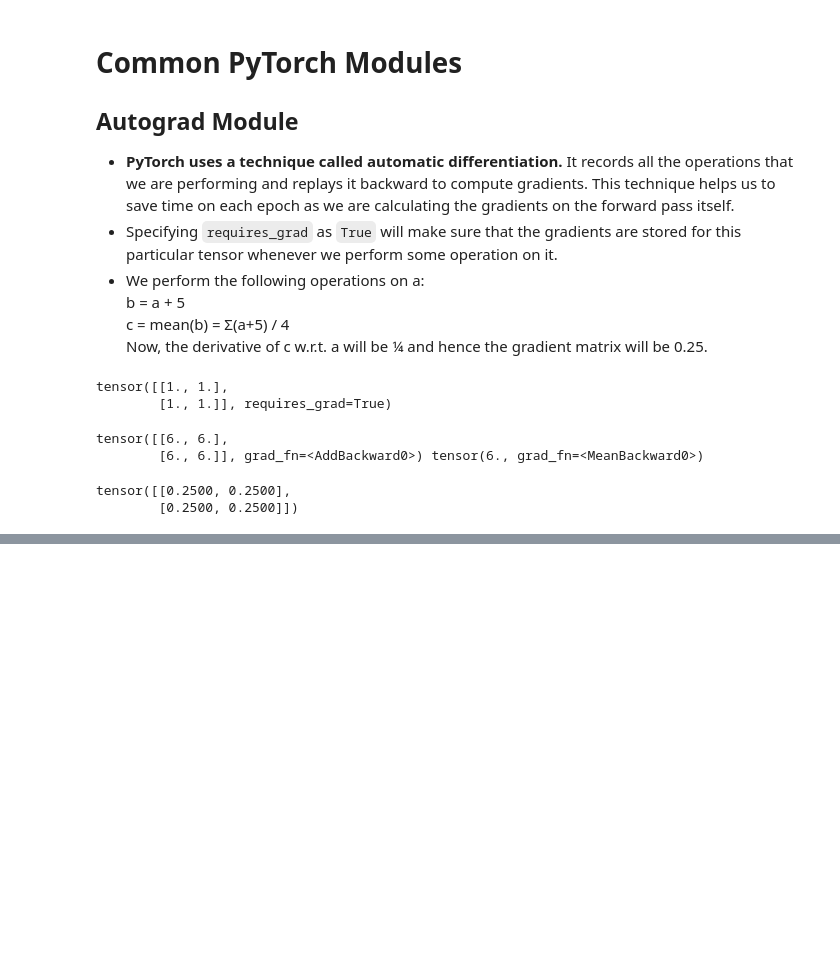
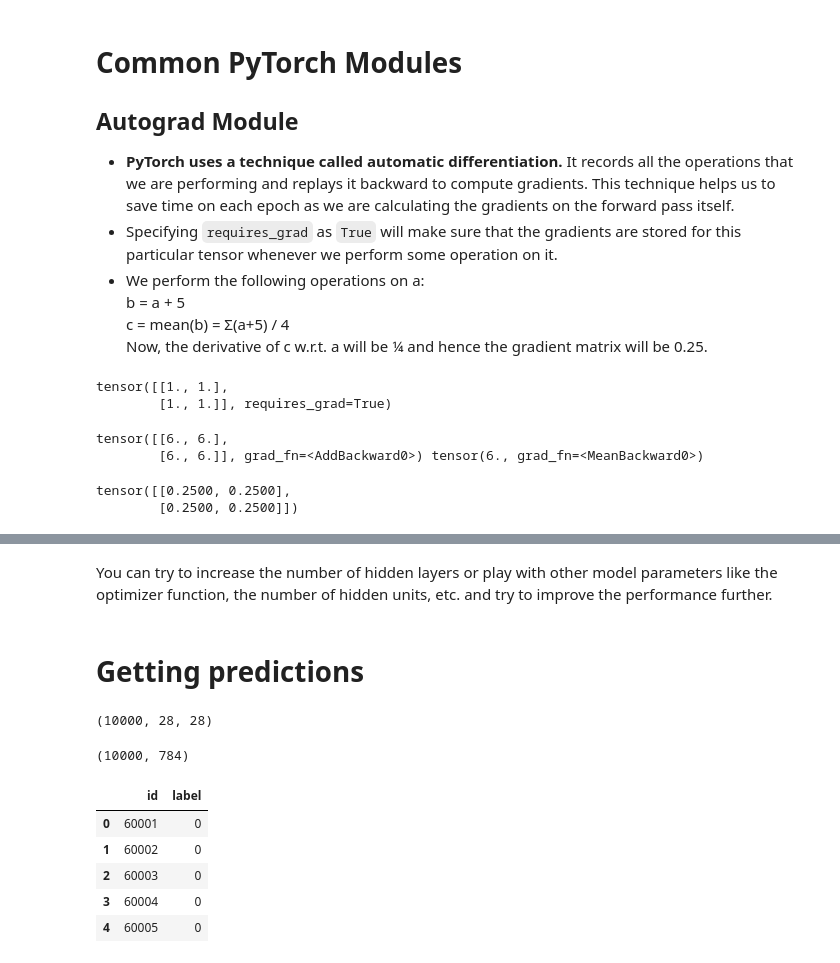
Before and after one commit to Shahid1993/pytorch-notebooks, a Jupyter notebook: 00_PyTorch_Basics.ipynb, the cells around one changed output, grey strips where cells are left out. Saved outputs shown, nothing was run; the diff lists cells and outputs as text; code cells hidden in the pictures; blank space fills up the shorter version.

```diff
--- a/00_PyTorch_Basics.ipynb
+++ b/00_PyTorch_Basics.ipynb
@@ -202,0 +545,30 @@ tensor([[0.2500, 0.2500],
+# %% [markdown]
+You can try to increase the number of hidden layers or play with other model parameters like the optimizer function, the number of hidden units, etc. and try to improve the performance further.
+# %% [markdown]
+# Getting predictions
+# %%
+# load test images
+
+test_img = []
+
+for img_name in test['id']:
+    img_path = '../Datasets/Identify the Apparels - AnalyticsVidhya/test_ScVgIM0/test/' + str(img_name) + '.png'
+
+    img = imread(img_path, as_gray=True)
+    img = img.astype('float32')
+
+    test_img.append(img)
+
+test_x = np.array(test_img)
+test_x.shape
+# %% [output]
+(10000, 28, 28)
+# %%
+# converting the images to 1-D
+test_x = test_x / train_x.max()
+
+test_x = test_x.reshape(-1, 28 * 28).astype('float32')
+
+test_x.shape
+# %% [output]
+(10000, 784)
@@ -202,0 +578,9 @@ tensor([[0.2500, 0.2500],
+# %%
+sample_submission.head()
+# %% [output]
+|  | id | label |
+| 0 | 60001 | 0 |
+| 1 | 60002 | 0 |
+| 2 | 60003 | 0 |
+| 3 | 60004 | 0 |
+| 4 | 60005 | 0 |
```
Also changed, not shown: parts of 48 cells of this notebook.
